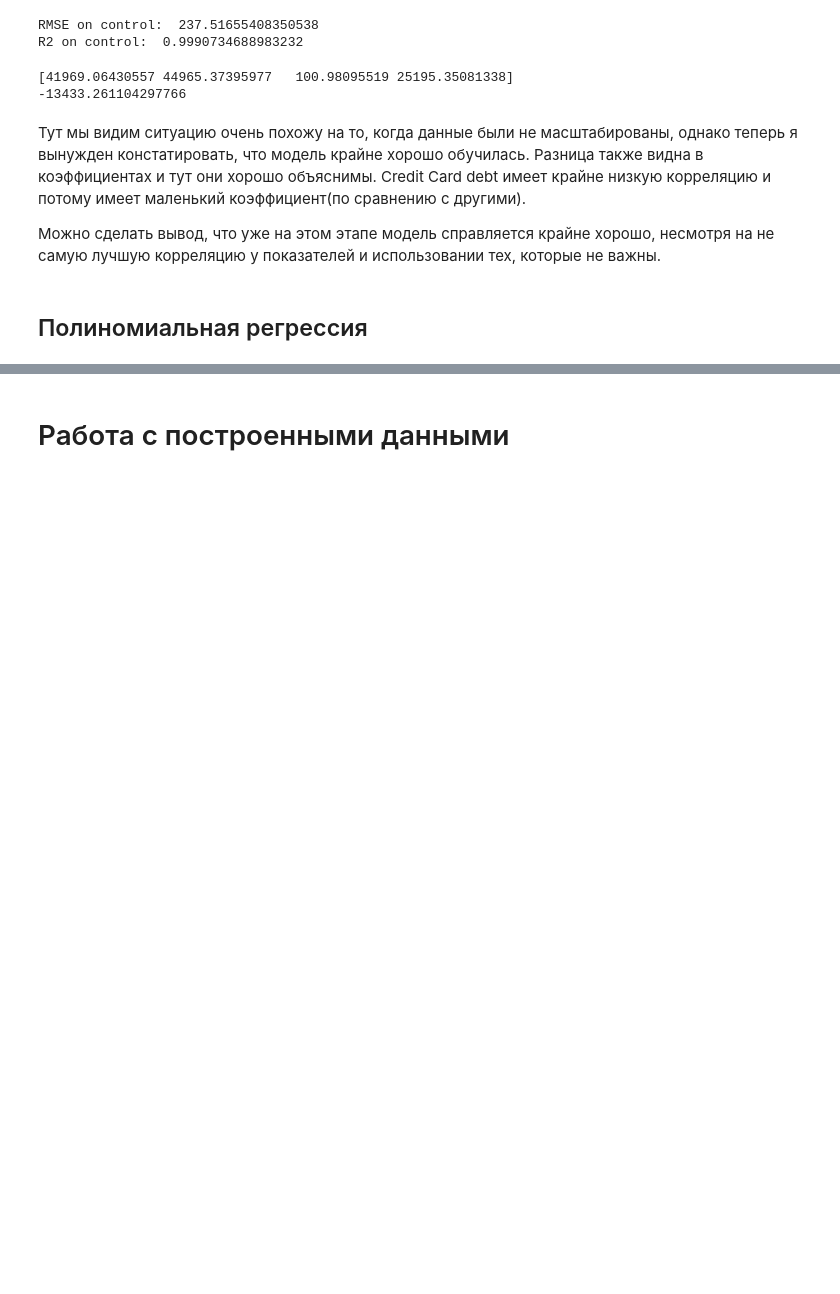
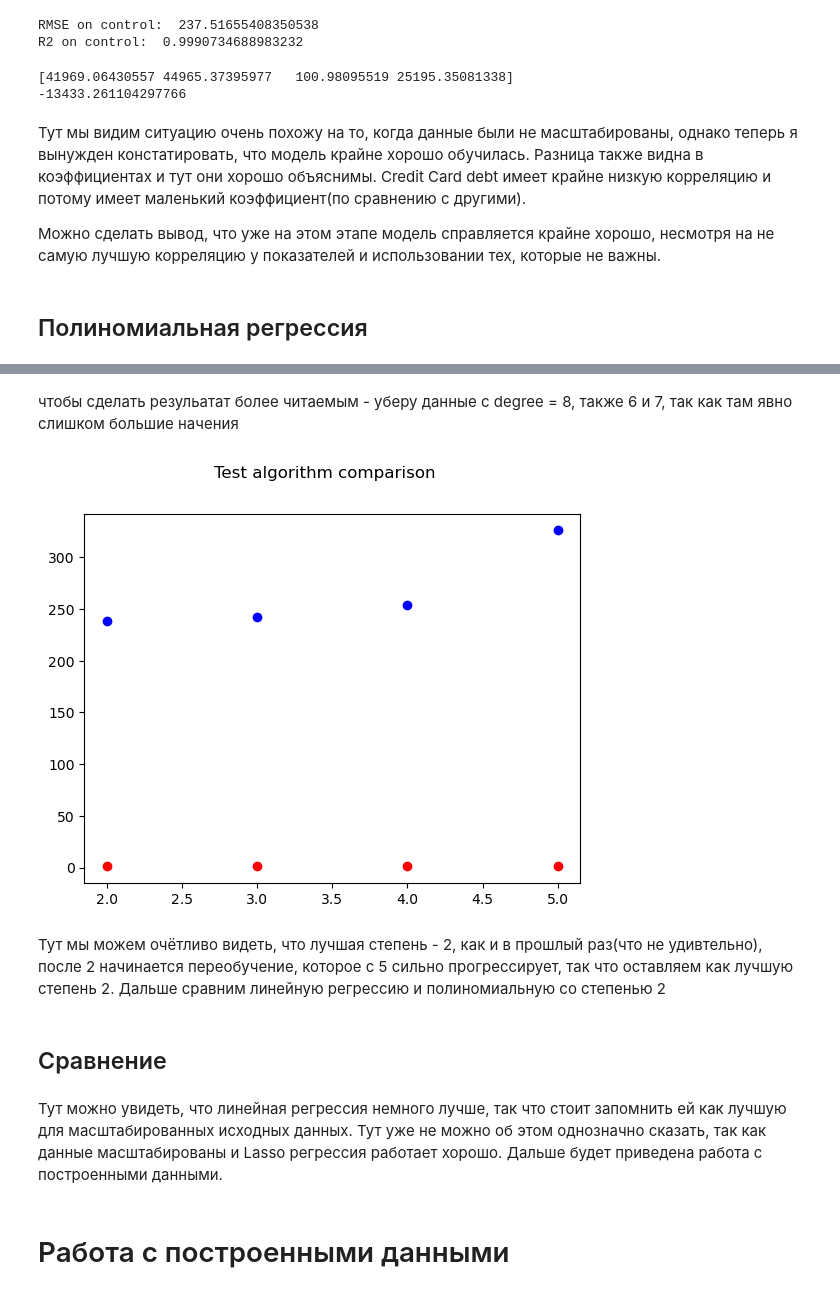
Before and after one commit to KorolevIvanMi/ML, a Jupyter notebook: labs/lab1.ipynb, the cells around one changed output, grey strips where cells are left out. Saved outputs shown, nothing was run; the diff lists cells and outputs as text; code cells hidden in the pictures; blank space fills up the shorter version.

```diff
--- a/labs/lab1.ipynb
+++ b/labs/lab1.ipynb
@@ -611,0 +723,14 @@ print(model_lasso_scaler.intercept_)
+# %% [markdown]
+чтобы сделать резульатат более читаемым - уберу данные с degree = 8, также 6 и 7, так как там явно слишком большие начения
+# %%
+plt.plot(names[:-3], results_rmse[:-3], "bo")
+plt.plot(names[:-3], results_r2[:-3], "ro")
+plt.suptitle("Test algorithm comparison")
+plt.show()
+# %% [output]
+[figure, added]
+# %% [markdown]
+Тут мы можем очётливо видеть, что лучшая степень - 2, как и в прошлый раз(что не удивтельно), после 2 начинается переобучение, которое с 5 сильно прогрессирует, так что оставляем как лучшую степень 2. Дальше сравним линейную регрессию и полиномиальную со степенью 2
+# %% [markdown]
+Сравнение
+-
@@ -612,3 +744,5 @@ print(model_lasso_scaler.intercept_)
+# %% [markdown]
+Тут можно увидеть, что линейная регрессия немного лучше, так что стоит запомнить ей как лучшую для масштабированных исходных данных. Тут уже не можно об этом однозначно сказать, так как данные масштабированы и Lasso регрессия работает хорошо. Дальше будет приведена работа с построенными данными.
 # %% [markdown]
 Работа с построенными данными
 =
```
Also changed, not shown: parts of 112 cells of this notebook, 3 other files.
